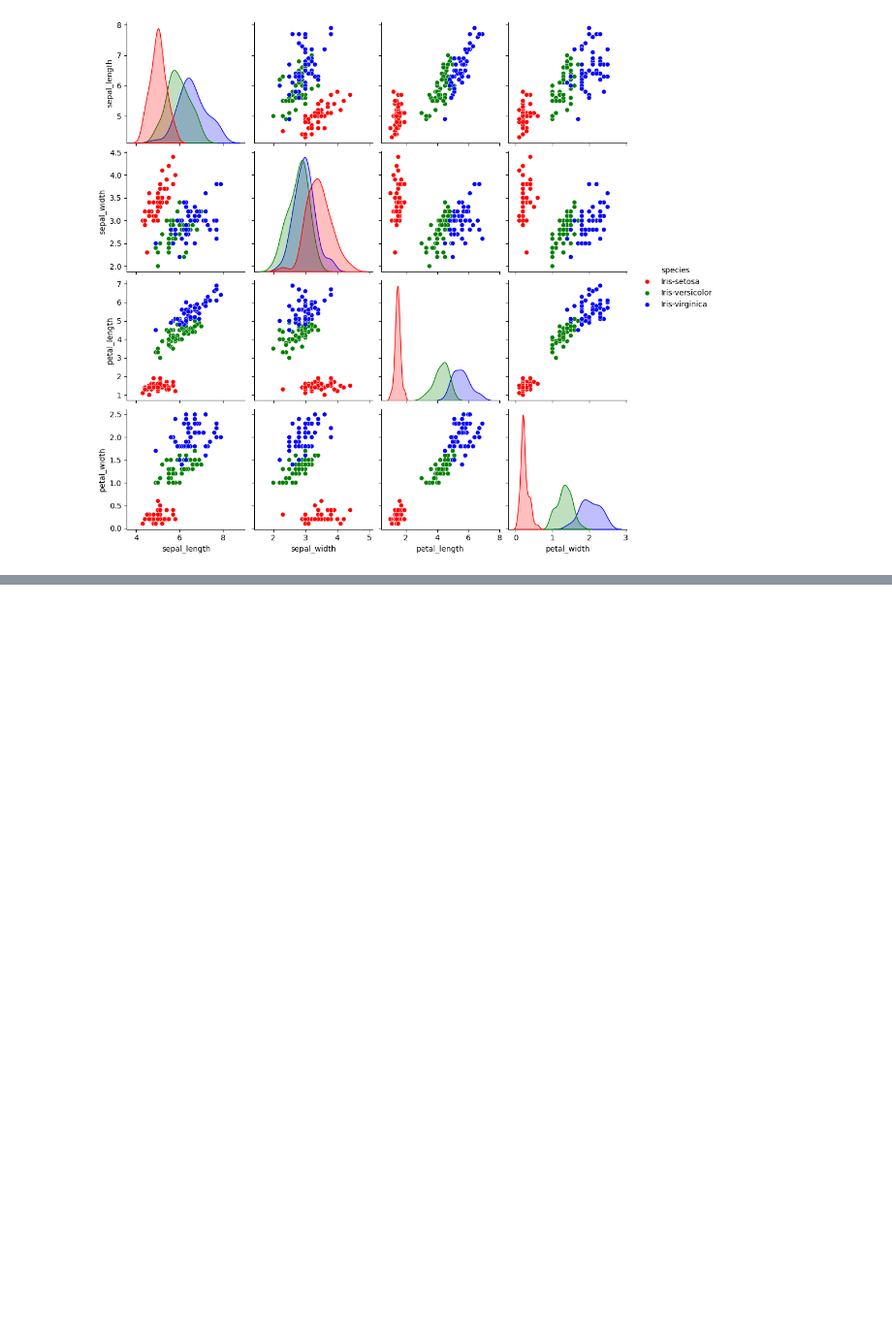
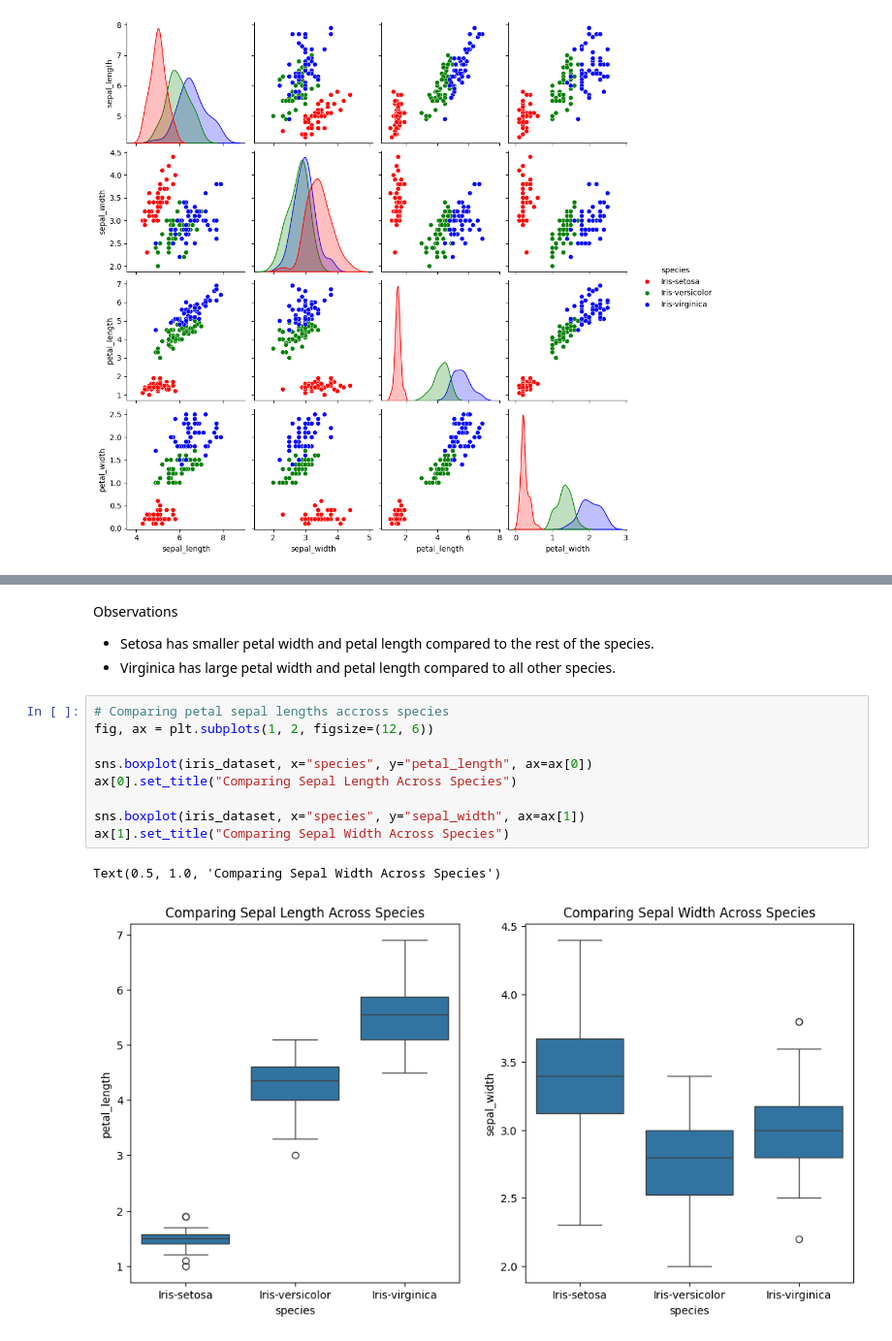
Before and after one commit to mut-rogers/irisEDA, a Jupyter notebook: iris.ipynb, the cells around one changed output, grey strips where cells are left out. Shown: that part at 97% size. Cells and saved outputs as stored; diff of their text form; blank space fills up the shorter version.

```diff
--- a/iris.ipynb
+++ b/iris.ipynb
@@ -108,0 +121,16 @@ sns.pairplot(iris_dataset.loc[:, "sepal_length": "species"], hue="species", pale
+# %% [markdown]
+Observations
+- Setosa has smaller petal width and petal length compared to the rest of the species.
+- Virginica has large petal width and petal length compared to all other species.
+# %%
+# Comparing petal sepal lengths accross species
+fig, ax = plt.subplots(1, 2, figsize=(12, 6))
+
+sns.boxplot(iris_dataset, x="species", y="petal_length", ax=ax[0])
+ax[0].set_title("Comparing Sepal Length Across Species")
+
+sns.boxplot(iris_dataset, x="species", y="sepal_width", ax=ax[1])
+ax[1].set_title("Comparing Sepal Width Across Species")
+# %% [output]
+Text(0.5, 1.0, 'Comparing Sepal Width Across Species')
+[figure, added]
```
Also changed, not shown: parts of 5 cells of this notebook.
